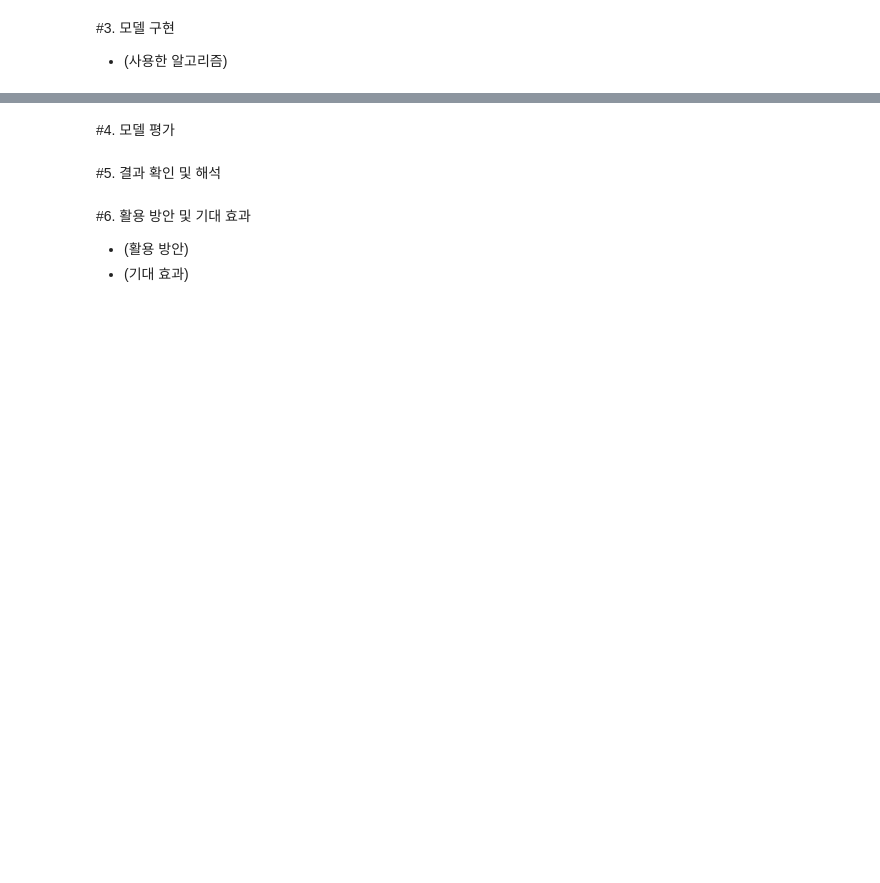
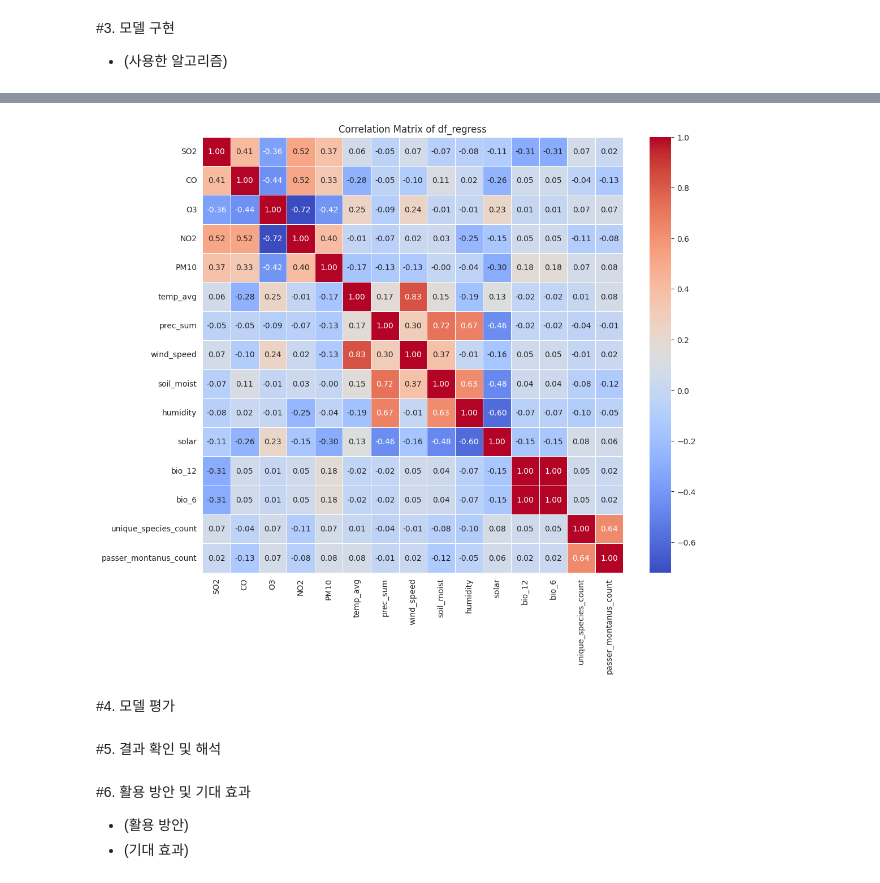
Before and after one commit to sasa10th/battery, a Jupyter notebook: [2025건_전_지_프로젝트]프로젝트주제.ipynb, the cells around one changed output, grey strips where cells are left out. Drawn from its saved outputs; the diff is of its cells as text; code cells hidden in the pictures; blank space fills up the shorter version.

```diff
--- a/[2025건_전_지_프로젝트]프로젝트주제.ipynb
+++ b/[2025건_전_지_프로젝트]프로젝트주제.ipynb
@@ -1489,18 +1424,14 @@ import numpy as np
 # Define independent variables (조작 변인)
 independent_vars = [
     'SO2', 'CO', 'O3', 'NO2', 'PM10',
-    'temp_avg', 'prec_sum', 'wind_speed', 'soil_moist', 'humidity', 'solar'
+    'temp_avg', 'prec_sum', 'wind_speed', 'soil_moist', 'humidity', 'solar',
+    'bio_12', 'bio_6'
 ]
 
-# Define dependent variables (종속 변인) - all unique_species_... columns
+# Define dependent variables (종속 변인) - all unique_species_... columns, including passer_montanus_count
 dependent_vars = [
     'unique_species_count', # General unique species count
-    'unique_species_Forest',
-    'unique_species_Open Land',
-    'unique_species_Other',
-    'unique_species_Predator/Generalist',
-    'unique_species_Urban',
-    'unique_species_Wetland/Water'
+    'passer_montanus_count'
 ]
 
 # Create a subset DataFrame with only the relevant columns for regression
@@ -1631,3 +1569,17 @@ memory usage: 23.5 KB
+# %%
+import matplotlib.pyplot as plt
+import seaborn as sns
+
+# Calculate the correlation matrix for df_final
+correlation_matrix = df_regress.corr(numeric_only=True)
+
+# Visualize the correlation matrix as a heatmap
+plt.figure(figsize=(12, 10))
+sns.heatmap(correlation_matrix, annot=True, cmap='coolwarm', fmt=".2f", linewidths=.5)
+plt.title('Correlation Matrix of df_regress')
+plt.show()
+# %% [output]
+[figure, added]
 # %% [markdown]
 #4. 모델 평가
 # %% [markdown]
```
Also changed, not shown: parts of 23 cells of this notebook.
